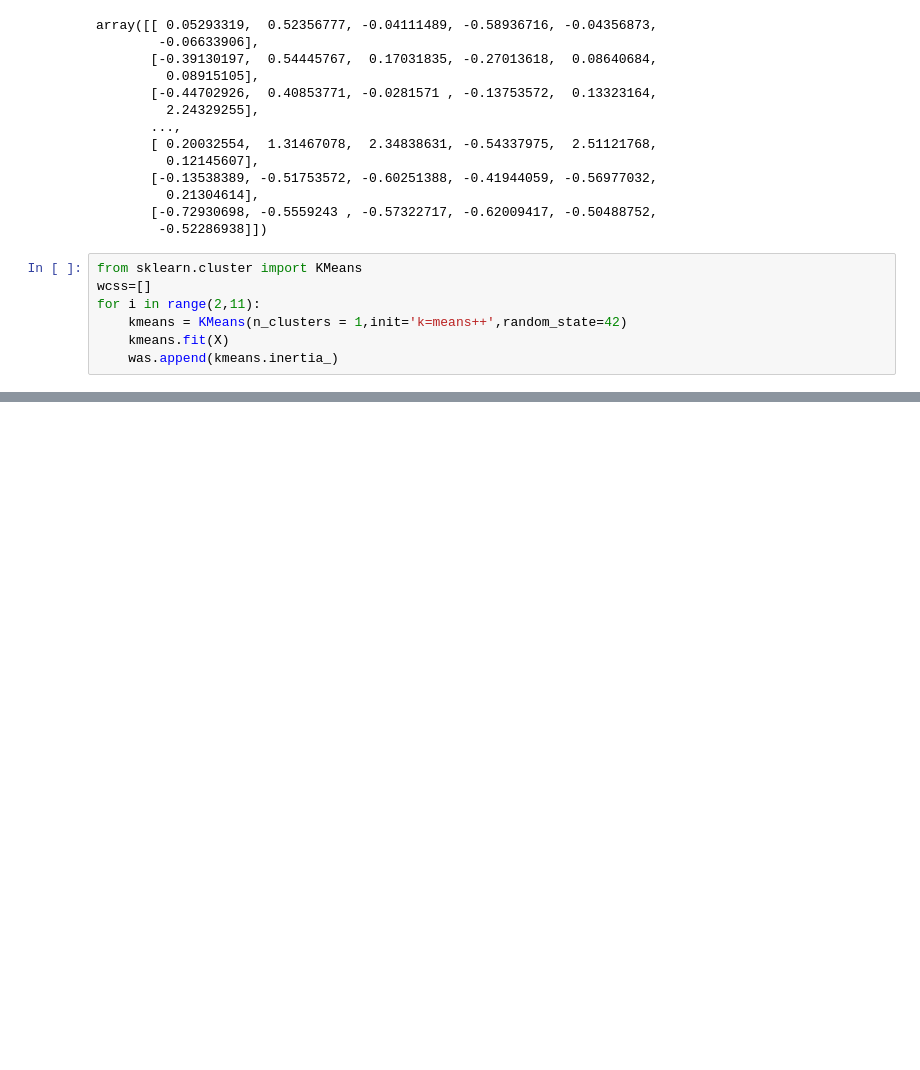
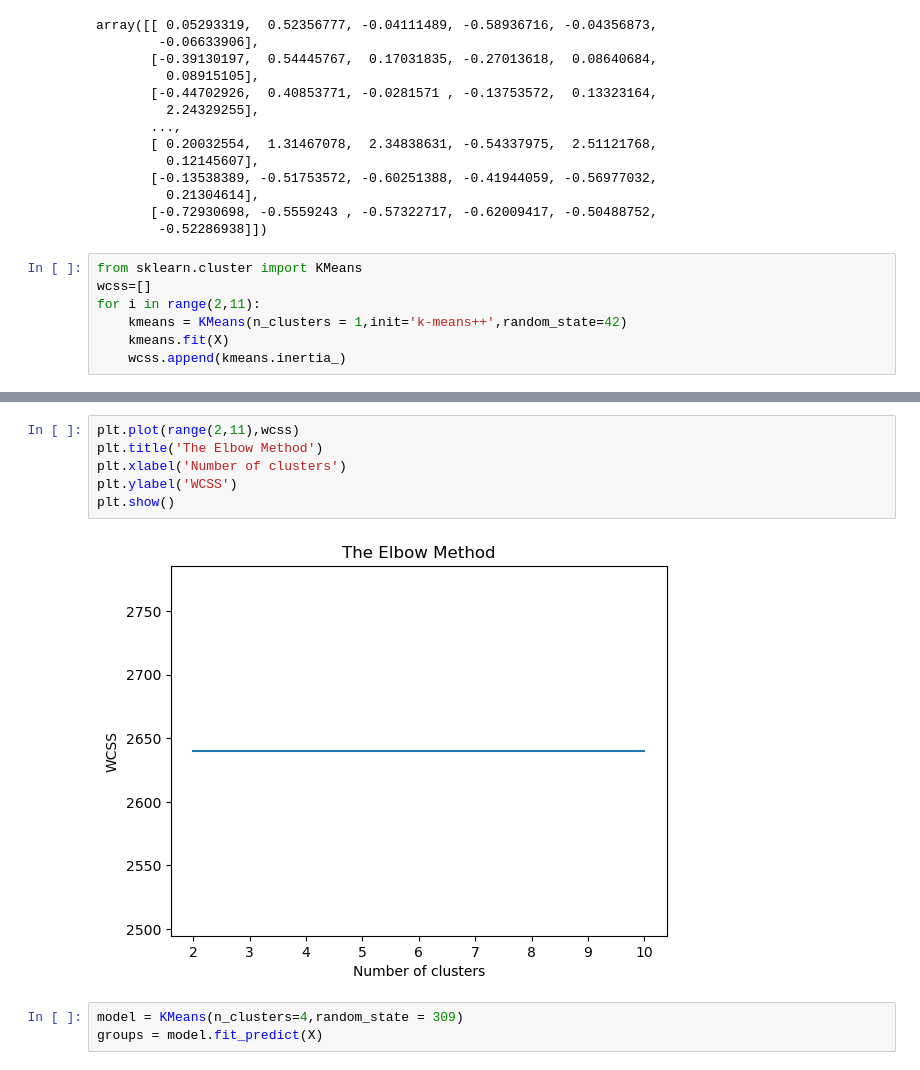
Before and after one commit to abhishikth06/app-dev, a Jupyter notebook: day 24.ipynb, the cells around one changed output, grey strips where cells are left out. Saved outputs shown, nothing was run; the diff lists cells and outputs as text; blank space fills up the shorter version.

```diff
--- a/day 24.ipynb
+++ b/day 24.ipynb
@@ -205,6 +207,6 @@ array([[ 0.05293319,  0.52356777, -0.04111489, -0.58936716, -0.04356873,
 from sklearn.cluster import KMeans
 wcss=[]
 for i in range(2,11):
-    kmeans = KMeans(n_clusters = 1,init='k=means++',random_state=42)
+    kmeans = KMeans(n_clusters = 1,init='k-means++',random_state=42)
     kmeans.fit(X)
-    was.append(kmeans.inertia_)
+    wcss.append(kmeans.inertia_)
@@ -212,0 +242,11 @@ InvalidParameterError: The 'init' parameter of KMeans must be a str among {'k-me
+# %%
+plt.plot(range(2,11),wcss)
+plt.title('The Elbow Method')
+plt.xlabel('Number of clusters')
+plt.ylabel('WCSS')
+plt.show()
+# %% [output]
+[figure, added]
+# %%
+model = KMeans(n_clusters=4,random_state = 309)
+groups = model.fit_predict(X)
```
Also changed, not shown: parts of 7 cells of this notebook.
